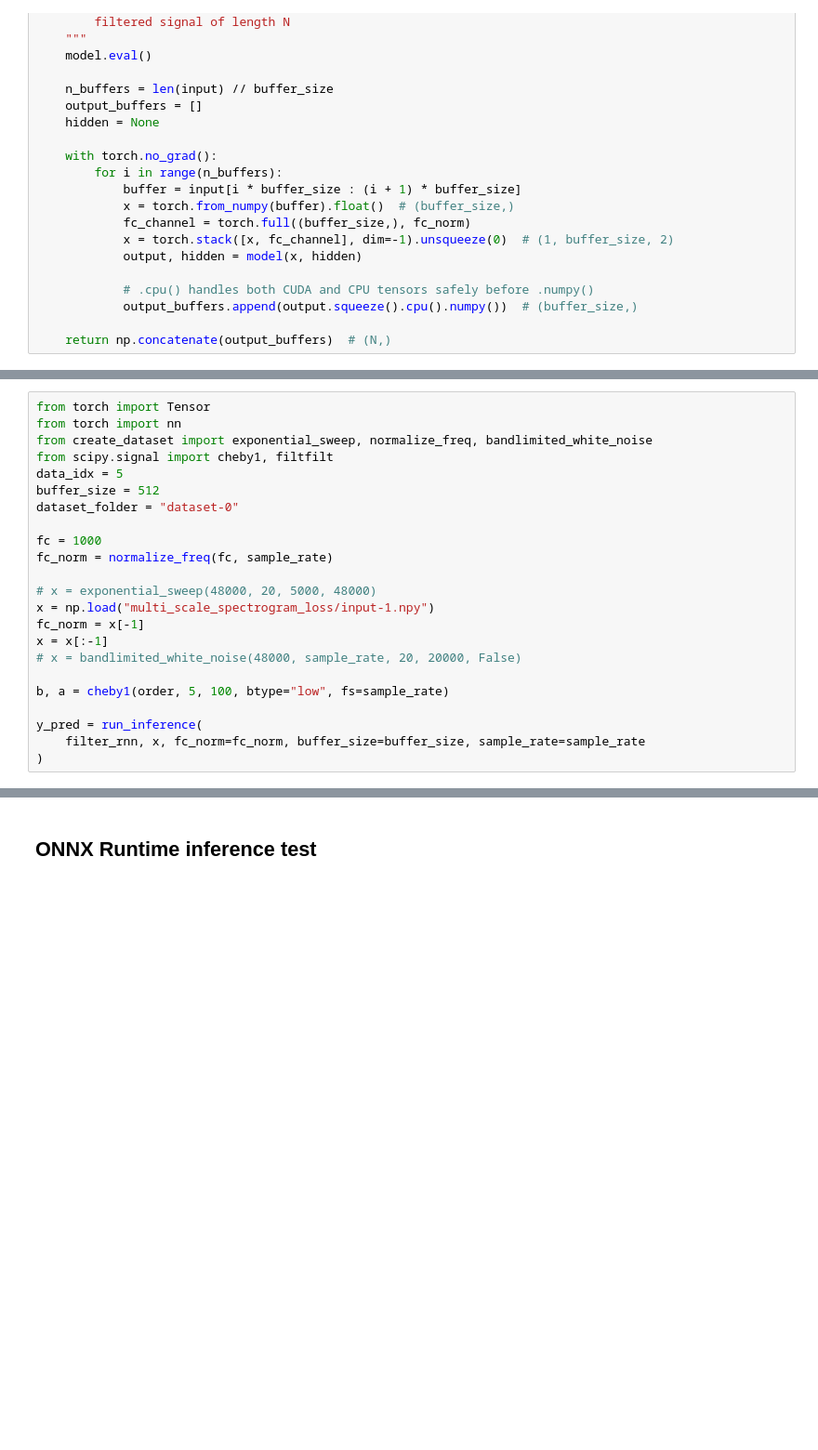
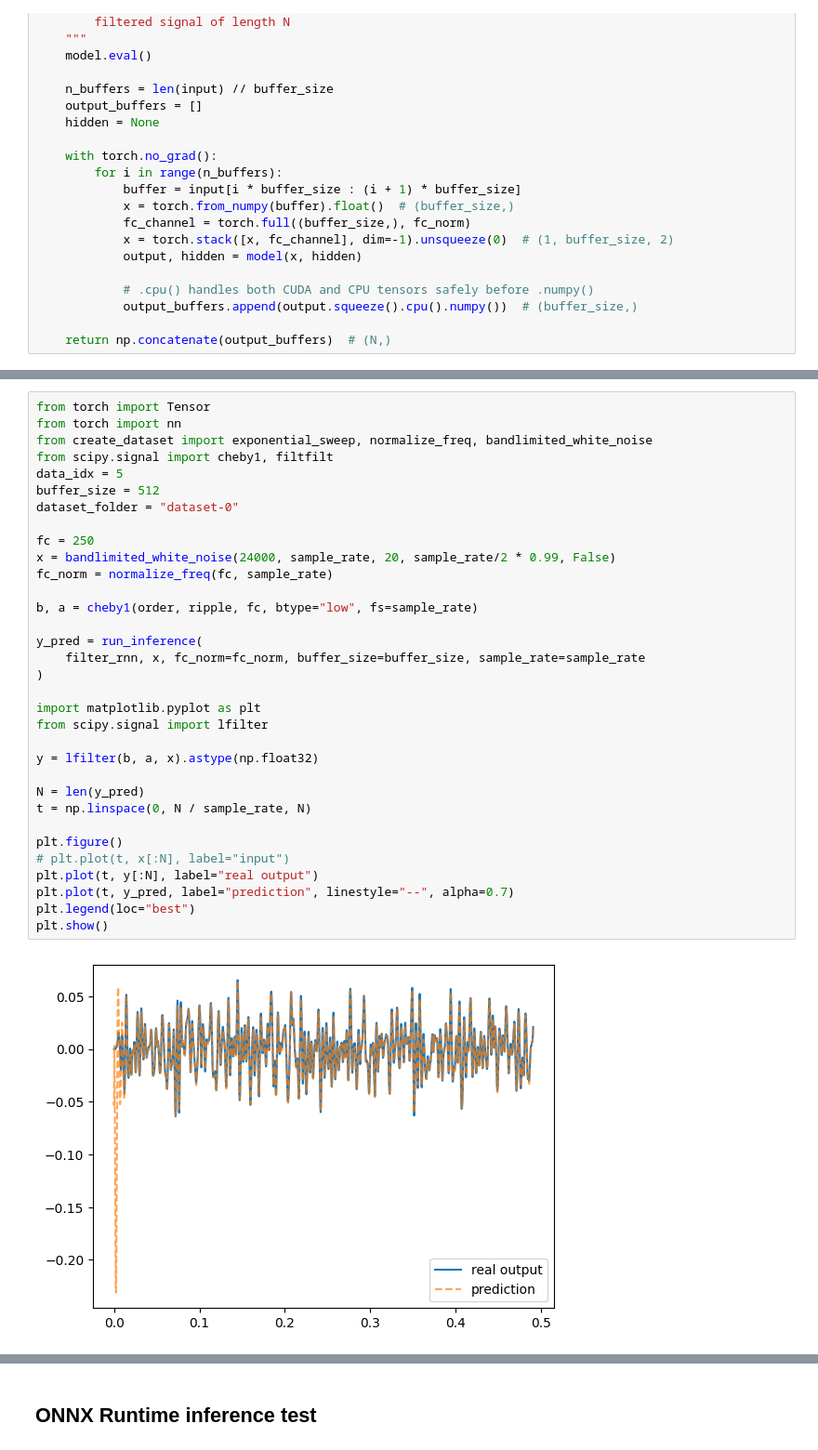
Before and after one commit to grybouilli/first-order-lowpass-GRU, a Jupyter notebook: model_eval.ipynb, the cells around one changed output, grey strips where cells are left out. Shown at 93% size. Drawn from its saved outputs; the diff is of its cells as text; blank space fills up the shorter version.

```diff
--- a/model_eval.ipynb
+++ b/model_eval.ipynb
@@ -325,24 +158,36 @@ for fc in [100, 256, 750, 1000, 5000]:
 # %%
 from torch import Tensor
 from torch import nn
 from create_dataset import exponential_sweep, normalize_freq, bandlimited_white_noise
 from scipy.signal import cheby1, filtfilt
 data_idx = 5
 buffer_size = 512
 dataset_folder = "dataset-0"
 
-fc = 1000
+fc = 250
+x = bandlimited_white_noise(24000, sample_rate, 20, sample_rate/2 * 0.99, False)
 fc_norm = normalize_freq(fc, sample_rate)
 
-# x = exponential_sweep(48000, 20, 5000, 48000)
-x = np.load("multi_scale_spectrogram_loss/input-1.npy")
-fc_norm = x[-1]
-x = x[:-1]
-# x = bandlimited_white_noise(48000, sample_rate, 20, 20000, False)
-
-b, a = cheby1(order, 5, 100, btype="low", fs=sample_rate)
+b, a = cheby1(order, ripple, fc, btype="low", fs=sample_rate)
 
 y_pred = run_inference(
     filter_rnn, x, fc_norm=fc_norm, buffer_size=buffer_size, sample_rate=sample_rate
 )
+
+import matplotlib.pyplot as plt
+from scipy.signal import lfilter
+
+y = lfilter(b, a, x).astype(np.float32)
+
+N = len(y_pred)
+t = np.linspace(0, N / sample_rate, N)
+
+plt.figure()
+# plt.plot(t, x[:N], label="input")
+plt.plot(t, y[:N], label="real output")
+plt.plot(t, y_pred, label="prediction", linestyle="--", alpha=0.7)
+plt.legend(loc="best")
+plt.show()
+# %% [output]
+[figure, added]
 # %%
```
Also changed, not shown: parts of 14 cells of this notebook, 1 other file.
